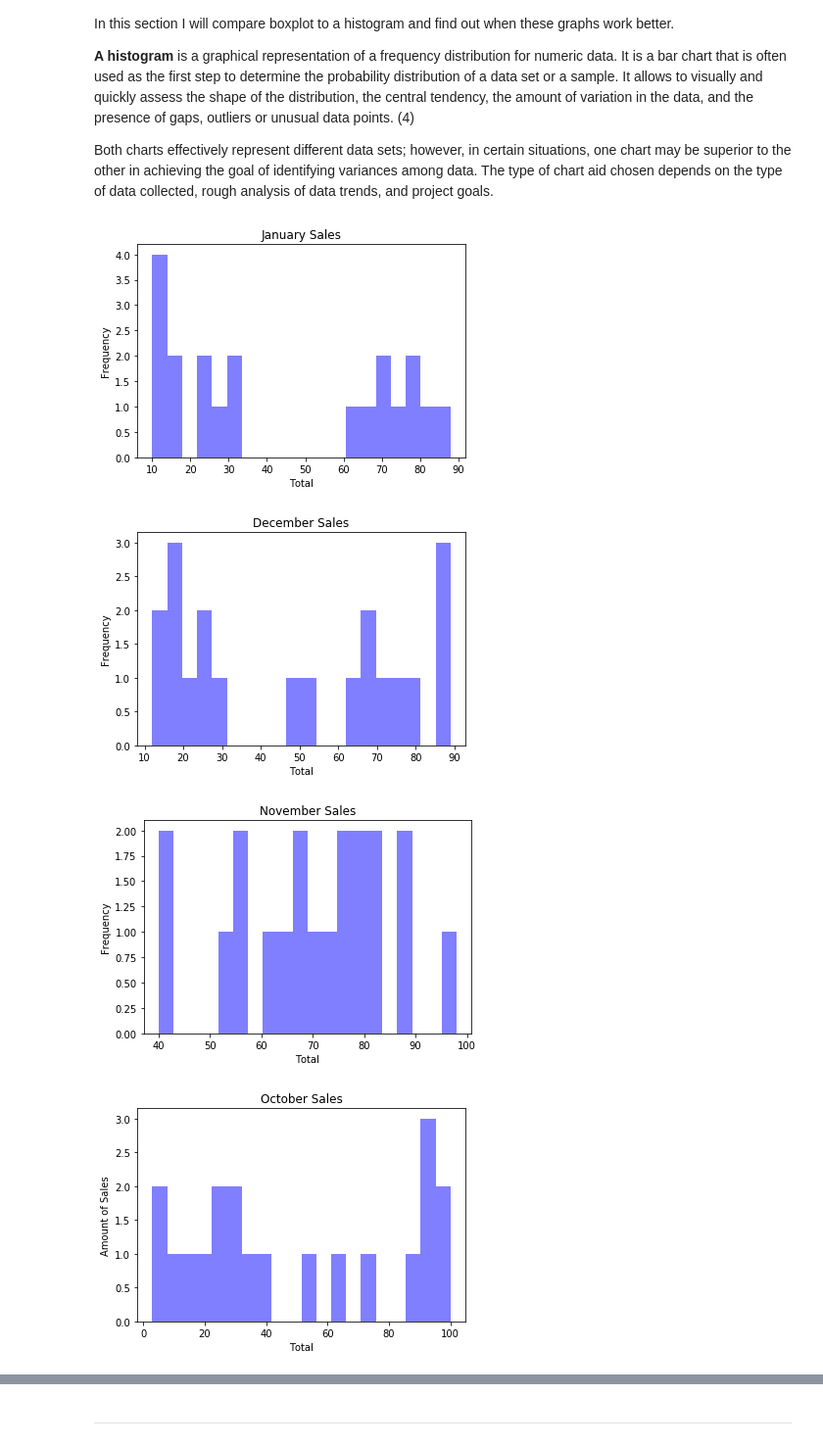
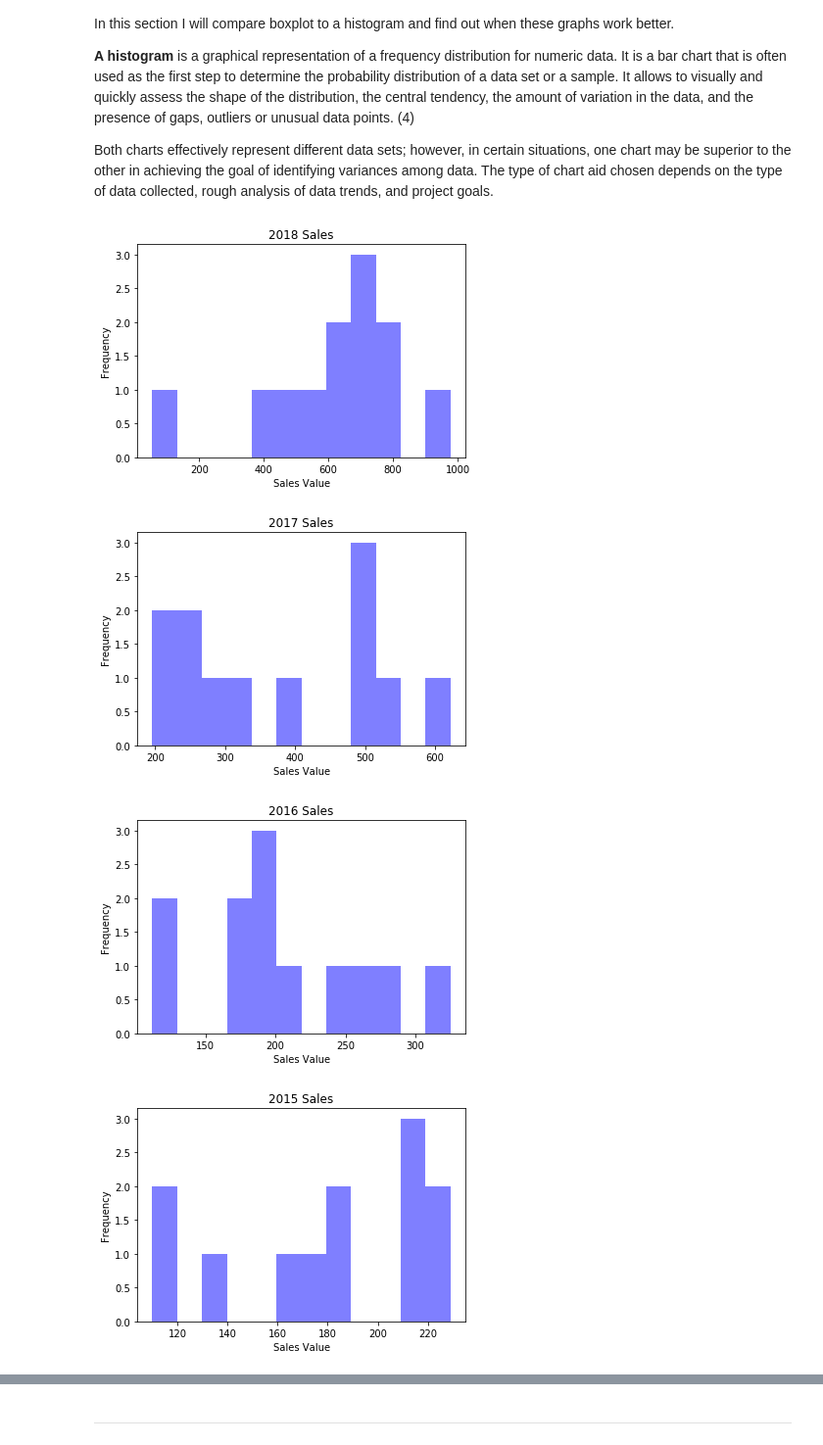
Before and after one commit to simonava5/FundamentalsProject, a Jupyter notebook: BoxPlots.ipynb, the cells around one changed output, grey strips where cells are left out. Shown at 98% size. Drawn from its saved outputs; the diff is of its cells as text; code cells hidden in the pictures.

```diff
--- a/BoxPlots.ipynb
+++ b/BoxPlots.ipynb
@@ -82,40 +89,40 @@ Both charts effectively represent different data sets; however, in certain situa
 # %%
 # Hist only
 
-Nov =[82,76,41,40,67,62,75,78,71,55,98,89,78,67,72,82,87,66,56,52]
-Oct =[62,5,91,25,36,32,96,95,3,90,95,32,27,55,100,15,71,11,37,21]
-Dec =[23,89,12,78,72,89,25,69,68,86,19,49,15,16,16,75,65,31,25,52]
-Jan = [10, 12, 30, 16, 81, 61, 22, 11, 10, 80, 29, 72, 16, 23, 72, 88, 78, 66, 75, 30]
+Sales2018 = [822,736,421,450,647,632,725,748,721,585,978,55]
+Sales2017 =[622,511,391,225,236,232,196,495,333,290,495,532]
+Sales2016 =[213,189,112,178,272,189,325,169,268,186,119,249]
+Sales2015 =[110,112,130,216,181,161,222,211,210,180,229,172]
 
-num_bins = 20
-n, bins, patches = plt.hist(Jan, num_bins, facecolor='blue', alpha=0.5)
-plt.xlabel("Total")
+num_bins = 12
+n, bins, patches = plt.hist(Sales2018, num_bins, facecolor='blue', alpha=0.5)
+plt.xlabel("Sales Value")
 plt.ylabel("Frequency")
-plt.title("January Sales")
+plt.title("2018 Sales")
 plt.show()
 
-num_bins = 20
-n, bins, patches = plt.hist(Dec, num_bins, facecolor='blue', alpha=0.5)
-plt.xlabel("Total")
+num_bins = 12
+n, bins, patches = plt.hist(Sales2017, num_bins, facecolor='blue', alpha=0.5)
+plt.xlabel("Sales Value")
 plt.ylabel("Frequency")
-plt.title("December Sales")
+plt.title("2017 Sales")
 plt.show()
 
-num_bins = 20
-n, bins, patches = plt.hist(Nov, num_bins, facecolor='blue', alpha=0.5)
-plt.xlabel("Total")
+num_bins = 12
+n, bins, patches = plt.hist(Sales2016, num_bins, facecolor='blue', alpha=0.5)
+plt.xlabel("Sales Value")
 plt.ylabel("Frequency")
-plt.title("November Sales")
+plt.title("2016 Sales")
 plt.show()
 
-num_bins = 20
-n, bins, patches = plt.hist(Oct, num_bins, facecolor='blue', alpha=0.5)
-plt.xlabel("Total")
-plt.ylabel("Amount of Sales")
-plt.title("October Sales")
+num_bins = 12
+n, bins, patches = plt.hist(Sales2015, num_bins, facecolor='blue', alpha=0.5)
+plt.xlabel("Sales Value")
+plt.ylabel("Frequency")
+plt.title("2015 Sales")
 plt.show()
 # %% [output]
-[figure, old version]
+[figure, new version]
-[figure, old version]
+[figure, new version]
-[figure, old version]
+[figure, new version]
-[figure, old version]
+[figure, new version]
```
Also changed, not shown: parts of 5 cells of this notebook.
